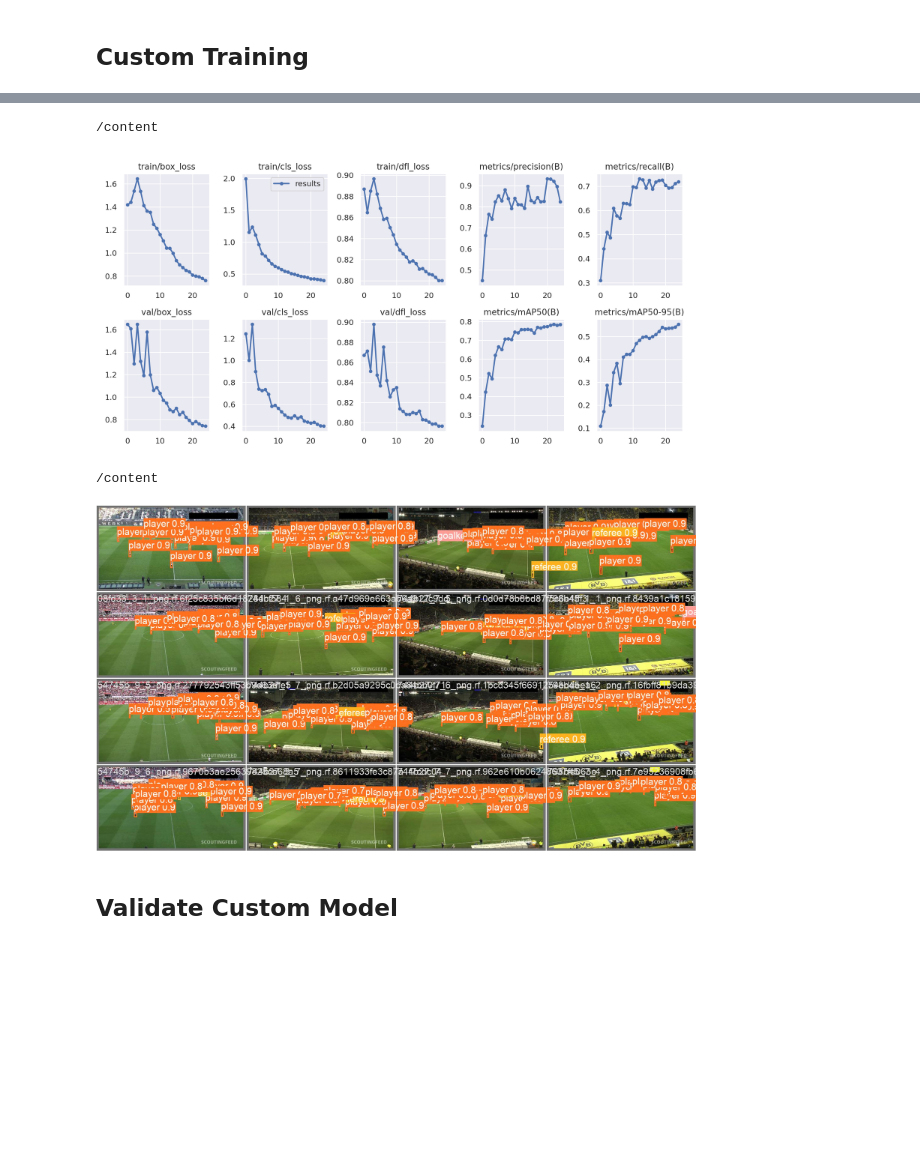
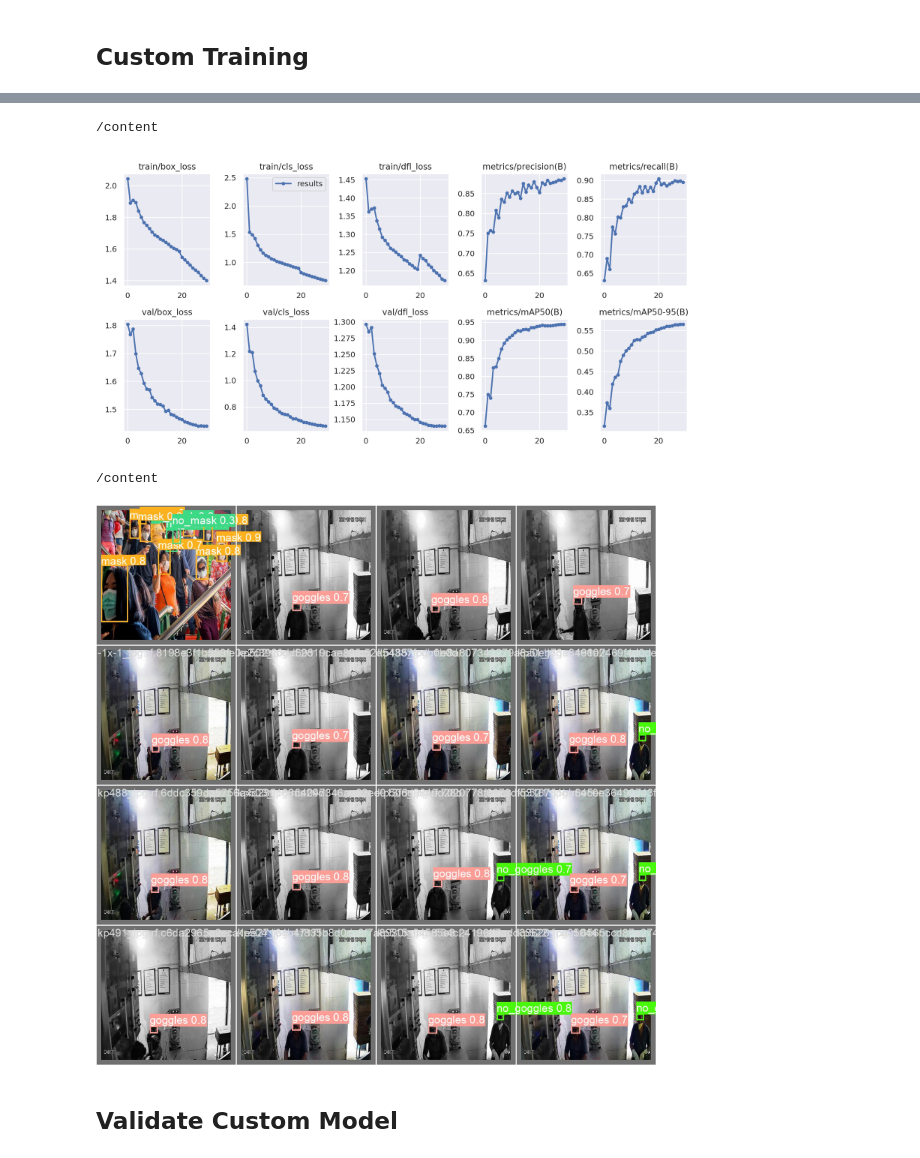
Before and after one commit to nikogarro/HellenicDrones, a Jupyter notebook: notebooks/train-yolov8-object-detection-on-custom-dataset.ipynb, the cells around one changed output, grey strips where cells are left out. Cells and saved outputs as stored; diff of their text form; code cells hidden in the pictures; blank space fills up the shorter version.

```diff
--- a/notebooks/train-yolov8-object-detection-on-custom-dataset.ipynb
+++ b/notebooks/train-yolov8-object-detection-on-custom-dataset.ipynb
@@ -309,15 +298,15 @@ Image(filename=f'{HOME}/runs/detect/train/confusion_matrix.png', width=600)
 # %%
 %cd {HOME}
-Image(filename=f'{HOME}/runs/detect/train/results.png', width=600)
+Image(filename=f'/content/Drone-PPE/train/results.png', width=600)
 # %% [output]
 /content
-[figure, old version]
+[figure, new version]
 # %%
 %cd {HOME}
-Image(filename=f'{HOME}/runs/detect/train/val_batch0_pred.jpg', width=600)
+Image(filename=f'/content/Drone-PPE/train/val_batch0_pred.jpg', width=600)
 # %% [output]
 /content
-[figure, old version]
+[figure, new version]
 # %% [markdown]
 ## Validate Custom Model
 # %%
```
Also changed, not shown: parts of 16 cells of this notebook.
